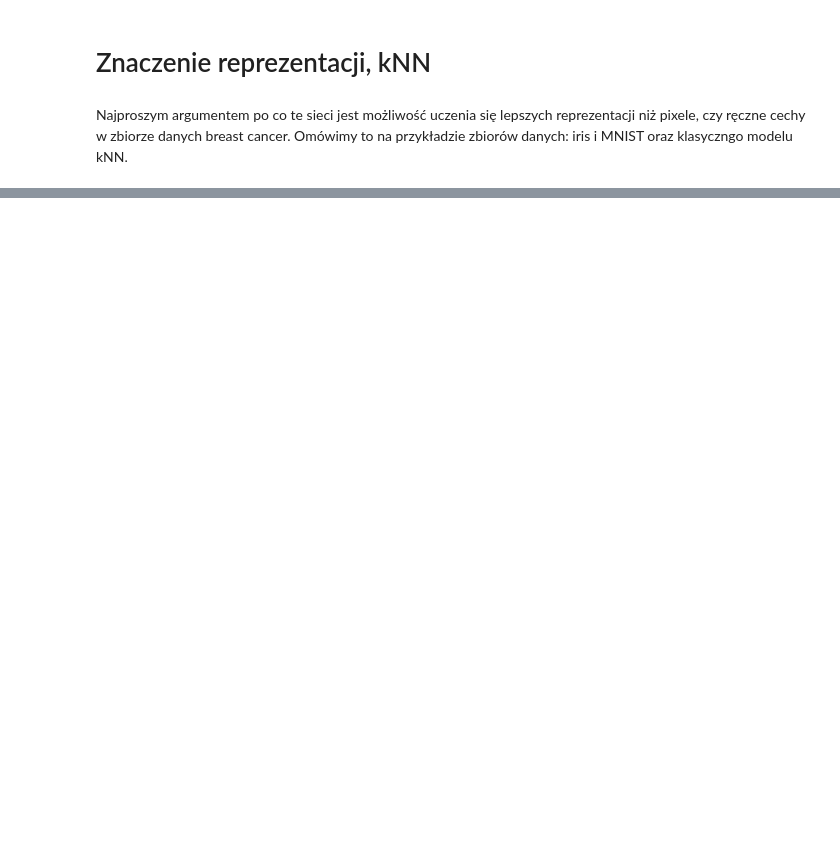
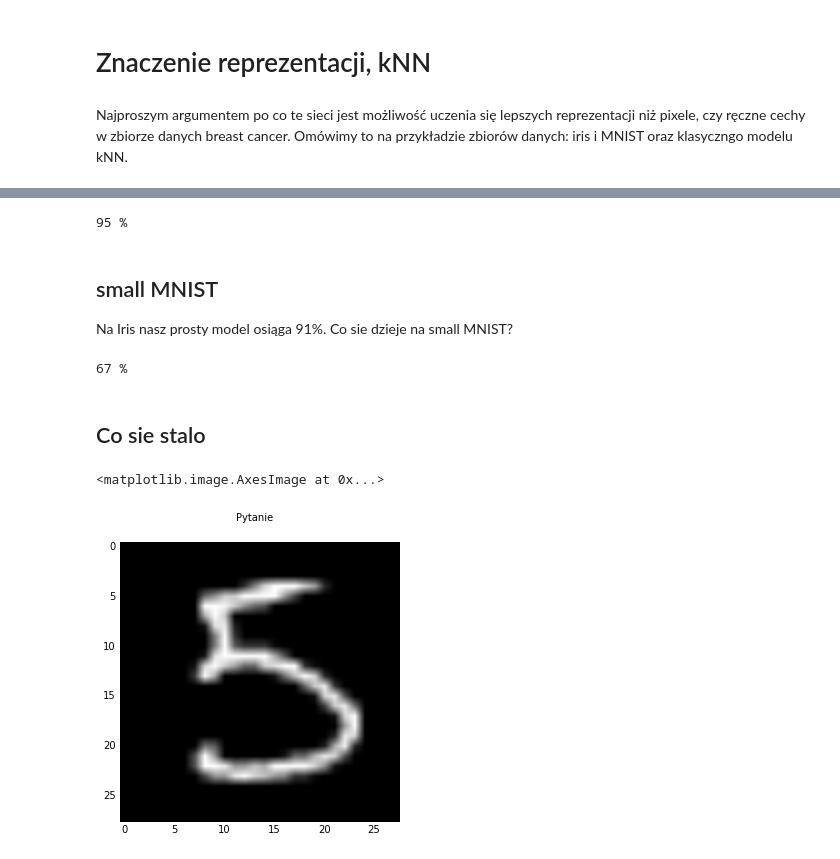
Before and after one commit to gmum/ml2017, a Jupyter notebook: L9.ipynb, the cells around one changed output, grey strips where cells are left out. Cells and saved outputs as stored; diff of their text form; code cells hidden in the pictures; blank space fills up the shorter version.

```diff
--- a/L9.ipynb
+++ b/L9.ipynb
@@ -245,0 +278,28 @@ def f(x):
+# %%
+Y_test_pred = []
+for x in tqdm.tqdm(X_test, total=len(X_test)):
+    Y_test_pred.append(knn_pred(x, x_train=X_train))
+print str(int(100*np.mean(np.array(Y_test_pred) == y_test))),"%"
+# %% [output]
+95 %
+# %% [markdown]
+## small MNIST
+
+Na Iris nasz prosty model osiąga 91%. Co sie dzieje na small MNIST?
+# %%
+Y_test_pred = []
+for x in tqdm.tqdm(sm_test, total=len(sm_test)):
+    Y_test_pred.append(knn_pred(x, x_train=sm_train, y_train=sm_y_train))
+print str(int(100*np.mean(np.array(Y_test_pred) == sm_y_test))),"%"
+# %% [output]
+67 %
+# %% [markdown]
+## Co sie stalo
+# %%
+id_test = 15
+plt.figure(figsize=(5, 5))
+plt.suptitle("Pytanie")
+plt.imshow(x_test[id_test].reshape(28, 28), cmap=plt.cm.gray)
+# %% [output]
+<matplotlib.image.AxesImage at 0x...>
+[figure, added]
```
Also changed, not shown: parts of 18 cells of this notebook.
